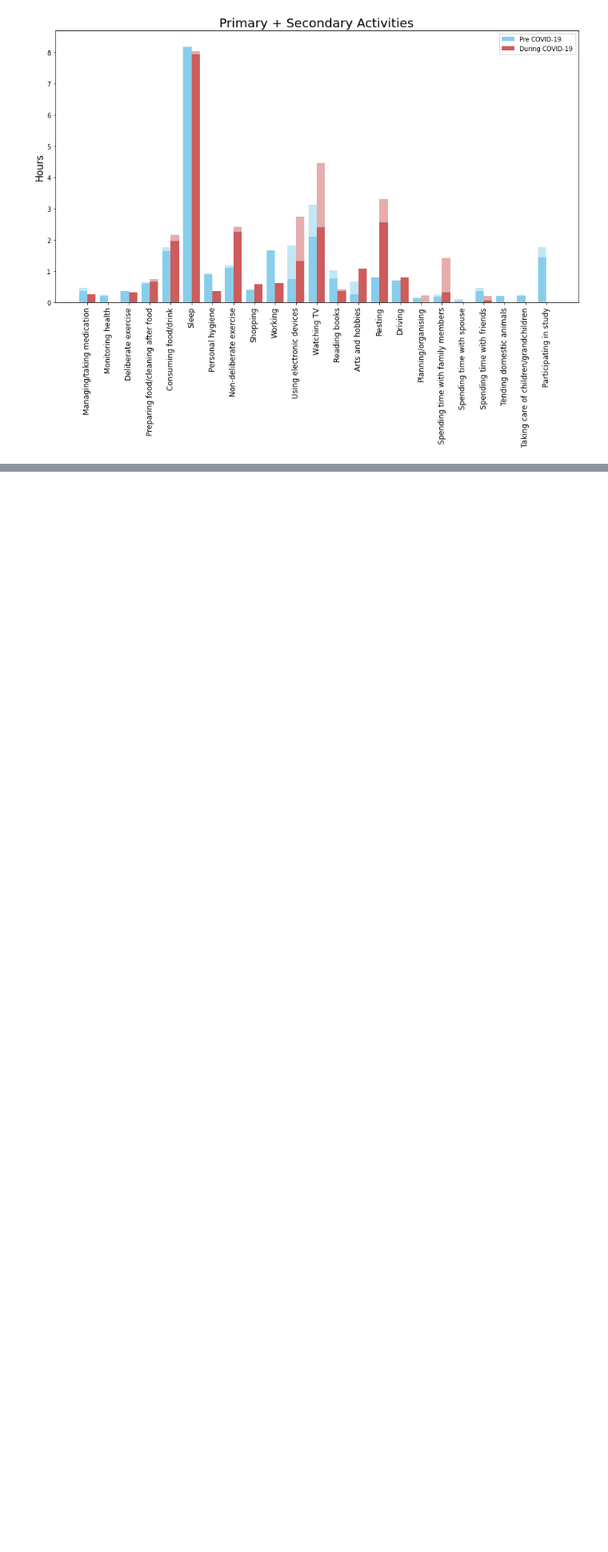
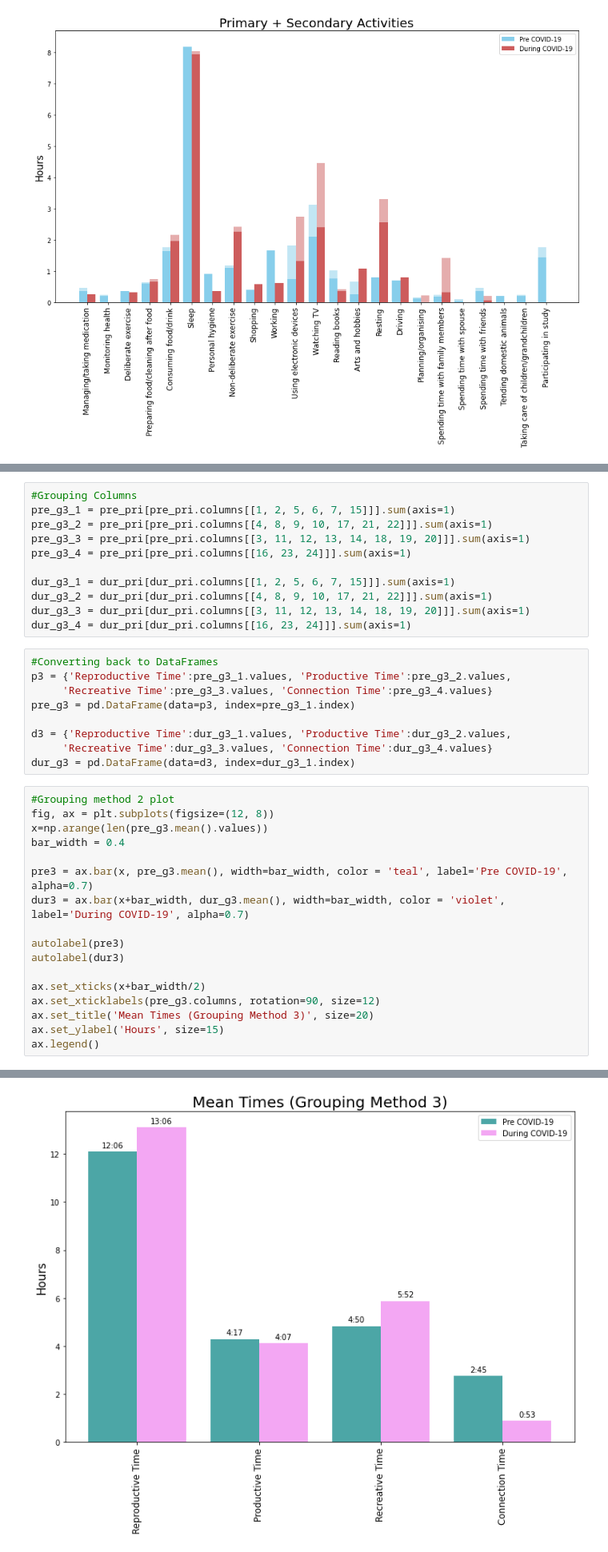
Before and after one commit to tommiehayes/Time-use-Analysis, a Jupyter notebook: Time use Analysis.ipynb, the cells around one changed output, grey strips where cells are left out. Shown at 80% size. Cells and saved outputs as stored; diff of their text form; blank space fills up the shorter version.

```diff
--- a/Time use Analysis.ipynb
+++ b/Time use Analysis.ipynb
@@ -118,0 +181,38 @@ plt.ylim(0, 8.7)
+# %%
+#Grouping Columns
+pre_g3_1 = pre_pri[pre_pri.columns[[1, 2, 5, 6, 7, 15]]].sum(axis=1)
+pre_g3_2 = pre_pri[pre_pri.columns[[4, 8, 9, 10, 17, 21, 22]]].sum(axis=1)
+pre_g3_3 = pre_pri[pre_pri.columns[[3, 11, 12, 13, 14, 18, 19, 20]]].sum(axis=1)
+pre_g3_4 = pre_pri[pre_pri.columns[[16, 23, 24]]].sum(axis=1)
+
+dur_g3_1 = dur_pri[dur_pri.columns[[1, 2, 5, 6, 7, 15]]].sum(axis=1)
+dur_g3_2 = dur_pri[dur_pri.columns[[4, 8, 9, 10, 17, 21, 22]]].sum(axis=1)
+dur_g3_3 = dur_pri[dur_pri.columns[[3, 11, 12, 13, 14, 18, 19, 20]]].sum(axis=1)
+dur_g3_4 = dur_pri[dur_pri.columns[[16, 23, 24]]].sum(axis=1)
+# %%
+#Converting back to DataFrames
+p3 = {'Reproductive Time':pre_g3_1.values, 'Productive Time':pre_g3_2.values,
+     'Recreative Time':pre_g3_3.values, 'Connection Time':pre_g3_4.values}
+pre_g3 = pd.DataFrame(data=p3, index=pre_g3_1.index)
+
+d3 = {'Reproductive Time':dur_g3_1.values, 'Productive Time':dur_g3_2.values,
+     'Recreative Time':dur_g3_3.values, 'Connection Time':dur_g3_4.values}
+dur_g3 = pd.DataFrame(data=d3, index=dur_g3_1.index)
+# %%
+#Grouping method 2 plot
+fig, ax = plt.subplots(figsize=(12, 8))
+x=np.arange(len(pre_g3.mean().values))
+bar_width = 0.4
+
+pre3 = ax.bar(x, pre_g3.mean(), width=bar_width, color = 'teal', label='Pre COVID-19', alpha=0.7)
+dur3 = ax.bar(x+bar_width, dur_g3.mean(), width=bar_width, color = 'violet', label='During COVID-19', alpha=0.7)
+
+autolabel(pre3)
+autolabel(dur3)
+
+ax.set_xticks(x+bar_width/2)
+ax.set_xticklabels(pre_g3.columns, rotation=90, size=12)
+ax.set_title('Mean Times (Grouping Method 3)', size=20)
+ax.set_ylabel('Hours', size=15)
+ax.legend()
+# %% [output]
@@ -118,0 +220 @@ plt.ylim(0, 8.7)
+[figure, added]
```
Also changed, not shown: parts of 10 cells of this notebook.
